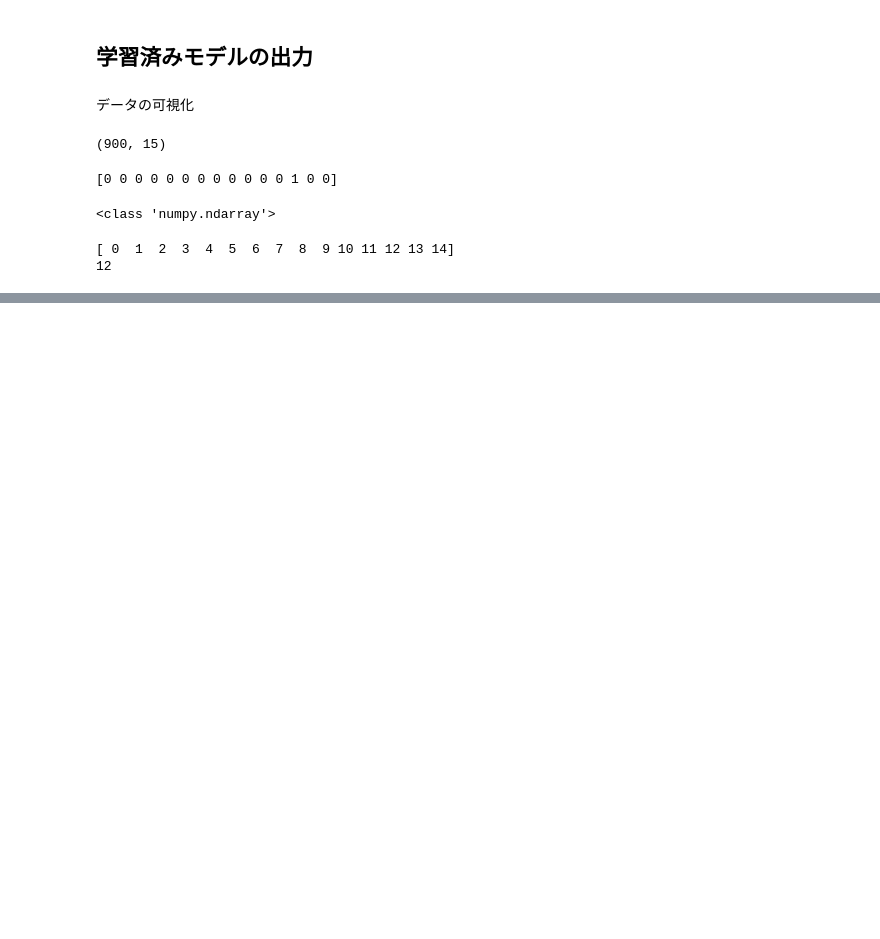
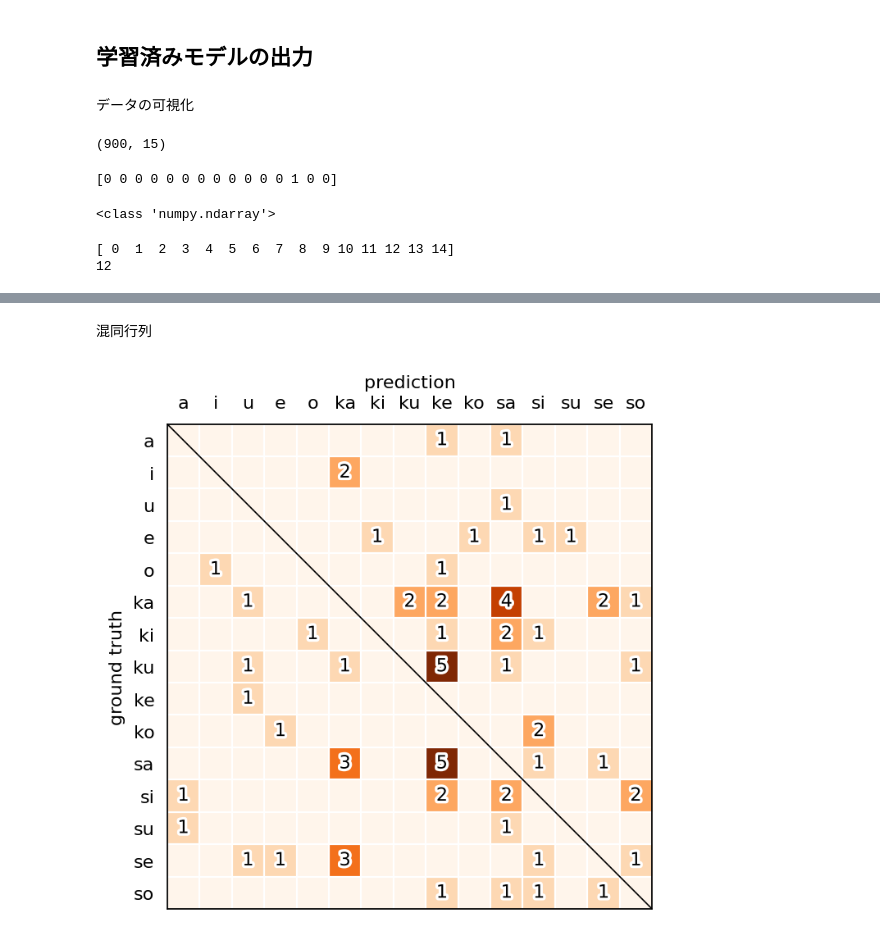
Before and after one commit to tnonoyama/dl_online_2023_1_submit_katakana, a Jupyter notebook: kadai/train_edit.ipynb, the cells around one changed output, grey strips where cells are left out. Drawn from its saved outputs; the diff is of its cells as text; code cells hidden in the pictures; blank space fills up the shorter version.

```diff
--- a/kadai/train_edit.ipynb
+++ b/kadai/train_edit.ipynb
@@ -440,0 +557,56 @@ Exception: Data must be 1-dimensional
+# %% [markdown]
+混同行列
+# %%
+df = pd.DataFrame({'ground_truth':test_id, 'prediction':test_pred[9]})
+
+num_label_list = [0, 1, 2, 3, 4, 5, 6, 7, 8, 9, 10, 11, 12, 13, 14]
+kana_list = ['a', 'i', 'u', 'e', 'o',
+             'ka', 'ki', 'ku', 'ke', 'ko',
+             'sa', 'si', 'su', 'se', 'so']
+
+# クロス集計表
+dfc = pd.crosstab(index=df['ground_truth'], columns=df['prediction'])
+#display(dfc)
+
+for i in dfc.index.values :
+  dfc.at[i,i] = 0.0
+
+# ヒートマップ的に出力
+plt.figure(dpi=160)
+
+plt.imshow(dfc,interpolation='nearest',cmap='Oranges')
+plt.plot([0,0],[14,14])
+
+n = len(dfc.columns) # 項目数
+plt.gca().set_xticks(range(n))
+# plt.gca().set_xticklabels(dfc.columns)
+plt.xticks(num_label_list, kana_list)
+plt.gca().set_yticks(range(n))
+# plt.gca().set_yticklabels(dfc.columns)
+plt.yticks(num_label_list, kana_list)
+plt.tick_params(axis='x', which='both', direction=None,
+                top=True, bottom=False, labeltop=True, labelbottom=False)
+plt.tick_params(axis='both', which='both', top=False, left=False )
+
+# グリッドに関する設定
+plt.gca().set_xticks(np.arange(-0.5, n-1), minor=True);
+plt.gca().set_yticks(np.arange(-0.5, n-1), minor=True);
+plt.grid( which='minor', color='white', linewidth=1)
+
+plt.gca().xaxis.set_label_position('top')
+plt.xlabel('prediction')
+plt.ylabel('ground truth')
+
+plt.plot([-0.5,n-0.5],[-0.5,n-0.5],color='black',linewidth=0.75)
+
+# 相関係数を表示（文字に縁取り付き）
+tp = dict(horizontalalignment='center',verticalalignment='center')
+ep = [pe.Stroke(linewidth=3, foreground='white'),pe.Normal()]
+for y,i in enumerate(dfc.index.values) :
+  for x,c in enumerate(dfc.columns.values) :
+    if x != y :
+      if dfc.at[i,c] !=  0:
+        t = plt.text(x, y, f'{dfc.at[i,c]}',**tp)
+        t.set_path_effects(ep)
+# %% [output]
+[figure, added]
```
Also changed, not shown: parts of 13 cells of this notebook.
